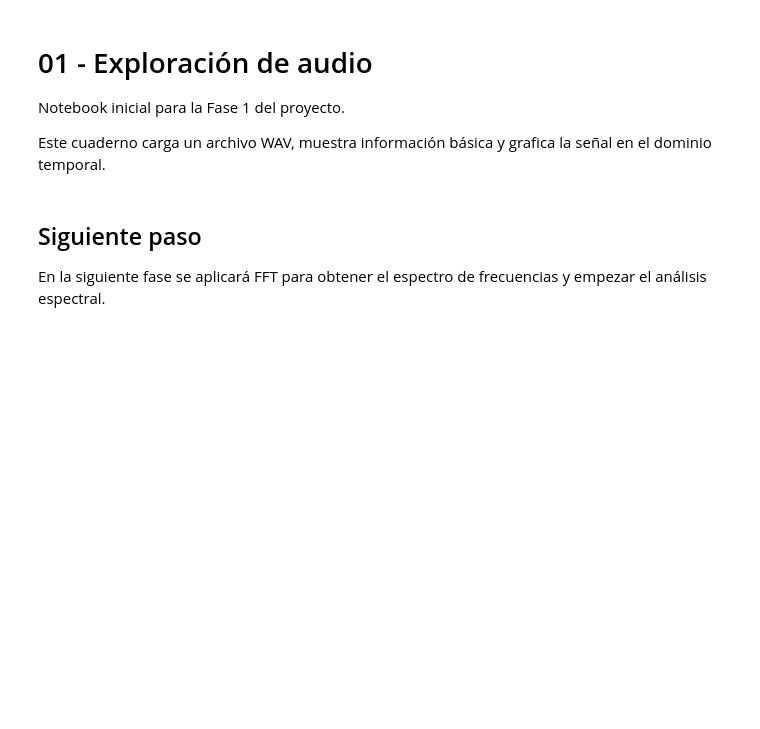
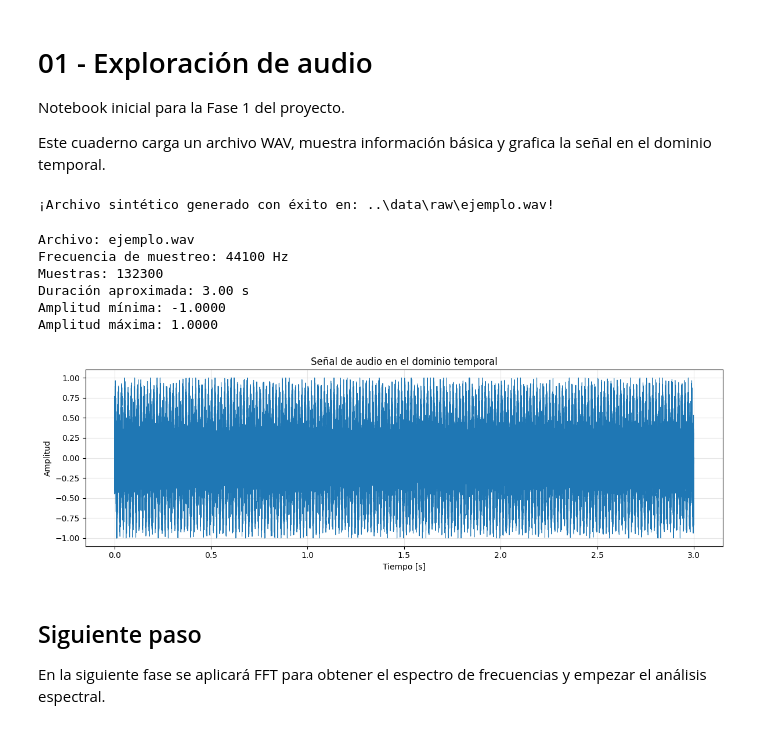
Before and after one commit to HerberthChavez19/Proyecto_AN, a Jupyter notebook: notebooks/01_exploracion.ipynb, the cells around one changed output. Saved outputs shown, nothing was run; the diff lists cells and outputs as text; code cells hidden in the pictures; blank space fills up the shorter version.

```diff
--- a/notebooks/01_exploracion.ipynb
+++ b/notebooks/01_exploracion.ipynb
@@ -41,3 +41,82 @@ plt.show()
+# %%
+# Celda temporal para la creacion de un audio para inyectarle una onda pura, y le sumamos una onda de frecuencia 60Hz
+# Esta nos sirve para probar la detección de frecuencias no deseadas en la fase 2, y también para probar la carga de audio en la fase 1. Es decir, es un entorno controlado, por ejemplo, si dependemos de un audio real, no sabemos exactamente qué frecuencias no deseadas tiene, y esto puede dificultar la depuración de nuestro código. En cambio, con un audio sintético, podemos asegurarnos de que contiene exactamente lo que queremos probar.
+
+import numpy as np
+import soundfile as sf
+from pathlib import Path
+
+# Configuración básica
+sample_rate = 44100
+duration = 3.0 # segundos
+t = np.linspace(0, duration, int(sample_rate * duration), endpoint=False)
+
+# 1. Señal original (Un tono puro de 440 Hz - la nota La)
+signal_clean = 0.5 * np.sin(2 * np.pi * 440 * t)
+
+# 2. Ruido no deseado (Zumbido eléctrico de 60 Hz + un poco de ruido blanco)
+noise_60hz = 0.3 * np.sin(2 * np.pi * 60 * t)
+white_noise = np.random.normal(0, 0.1, signal_clean.shape)
+
+# Mezclamos la señal con el ruido
+noisy_signal = signal_clean + noise_60hz + white_noise
+
+# Guardamos el archivo sobrescribiendo nuestro ejemplo
+output_path = Path("../data/raw/ejemplo.wav")
+sf.write(output_path, noisy_signal, sample_rate)
+
+print(f"¡Archivo sintético generado con éxito en: {output_path}!")
+# %% [output]
+¡Archivo sintético generado con éxito en: ..\data\raw\ejemplo.wav!
+# %%
+import sys
+from pathlib import Path
+import matplotlib.pyplot as plt
+import numpy as np
+
+# Añadimos la carpeta raíz del proyecto al path para importar nuestros módulos. Vamos a llamar al audio_loader, que es el módulo encargado de cargar los archivos de audio. En la Fase 1 implementaremos su función load_audio.
+sys.path.append("..")
+from src.audio_loader import load_audio
+
+# Definimos la ruta del archivo
+AUDIO_PATH = Path("../data/raw/ejemplo.wav")
+
+if not AUDIO_PATH.exists():
+    raise FileNotFoundError(
+        f"No se encontró el archivo de audio en {AUDIO_PATH}. Coloca un WAV de prueba en data/raw/."
+    )
+
+# Haciendo uso de la arq. modular.
+signal, sample_rate = load_audio(AUDIO_PATH)
+duration = len(signal) / sample_rate
+
+print(f"Archivo: {AUDIO_PATH.name}")
+print(f"Frecuencia de muestreo: {sample_rate} Hz")
+print(f"Muestras: {len(signal)}")
+print(f"Duración aproximada: {duration:.2f} s")
+print(f"Amplitud mínima: {signal.min():.4f}")
+print(f"Amplitud máxima: {signal.max():.4f}")
+
+# Eje de tiempo para la gráfica
+time_axis = np.arange(len(signal)) / sample_rate
+
+# Visualización en el dominio temporal
+plt.figure(figsize=(12, 4))
+plt.plot(time_axis, signal, linewidth=0.8)
+plt.title("Señal de audio en el dominio temporal")
+plt.xlabel("Tiempo [s]")
+plt.ylabel("Amplitud")
+plt.grid(True, alpha=0.3)
+plt.tight_layout()
+plt.show()
+# %% [output]
+Archivo: ejemplo.wav
+Frecuencia de muestreo: 44100 Hz
+Muestras: 132300
+Duración aproximada: 3.00 s
+Amplitud mínima: -1.0000
+Amplitud máxima: 1.0000
+[figure, added]
 # %% [markdown]
 ## Siguiente paso
 
```
Also changed, not shown: parts of 2 cells of this notebook, 3 other files.
